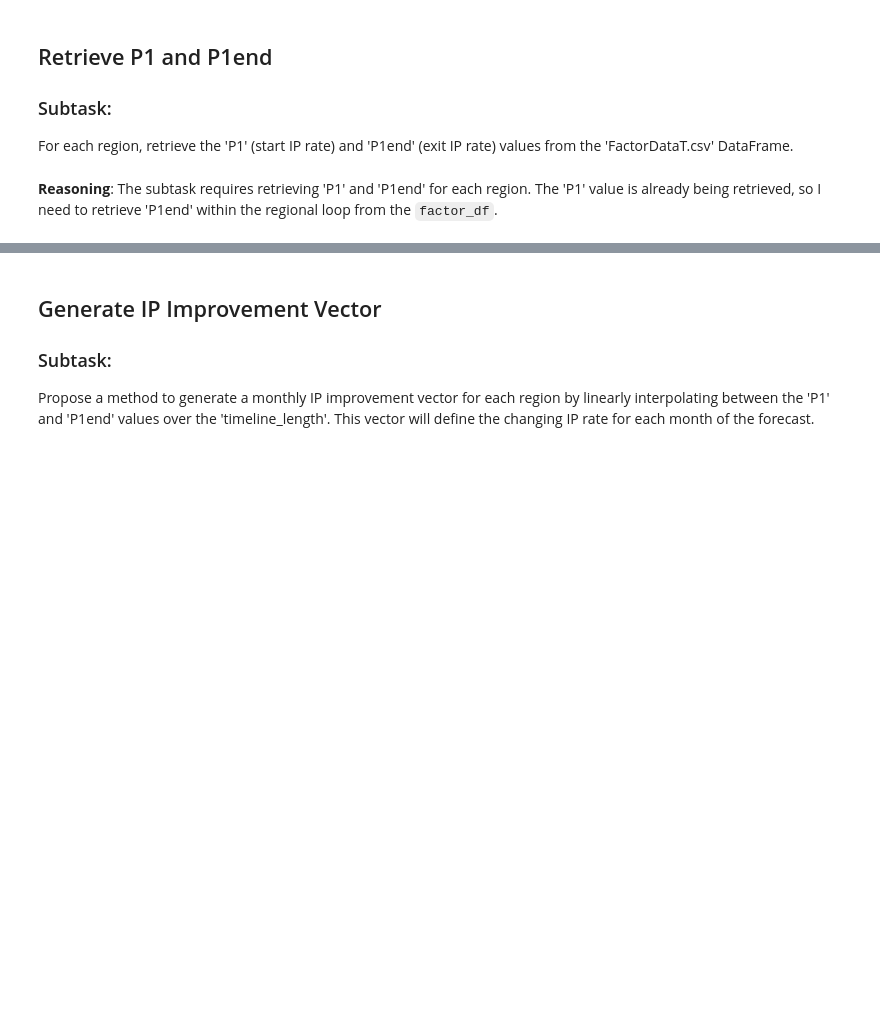
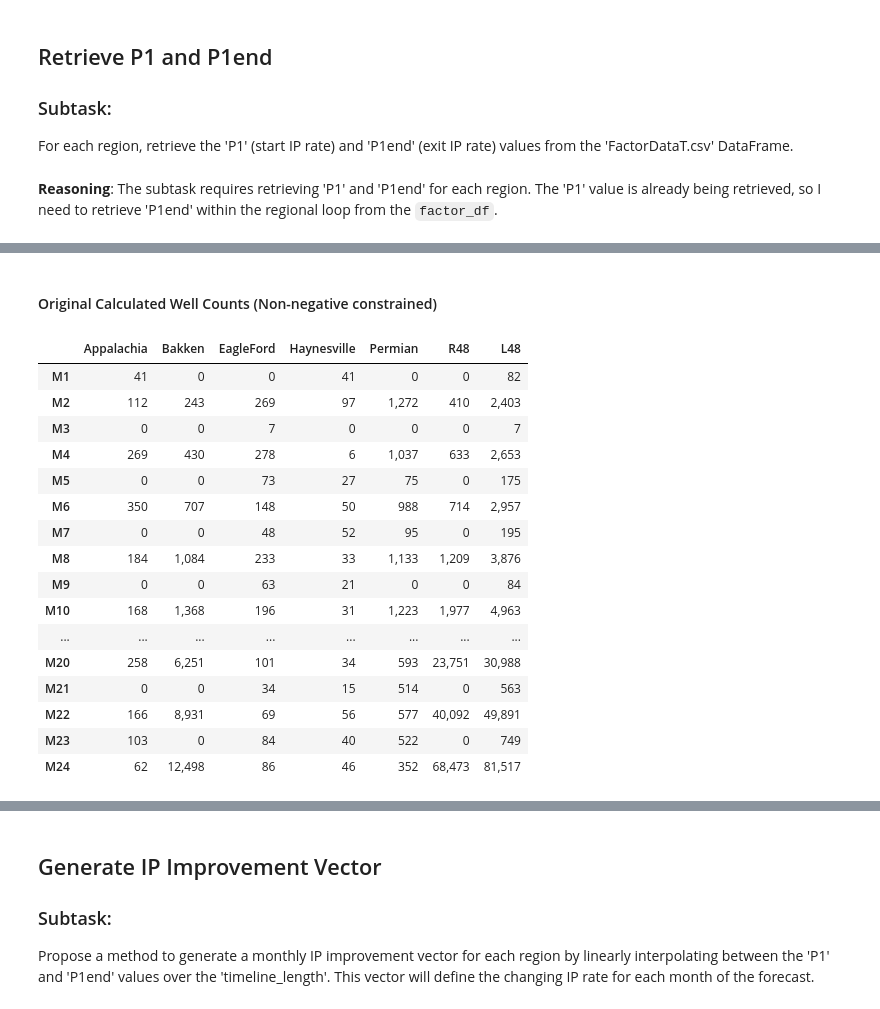
Before and after one commit to JozefSL/pyNotes, a Jupyter notebook: numpy/RegMprod_wIP_vector.ipynb, the cells around one changed output, grey strips where cells are left out. Cells and saved outputs as stored; diff of their text form; code cells hidden in the pictures; blank space fills up the shorter version.

```diff
--- a/numpy/RegMprod_wIP_vector.ipynb
+++ b/numpy/RegMprod_wIP_vector.ipynb
@@ -694,0 +952,22 @@ New Single Well Production Matrix (BOE/day):
+# %% [markdown]
+#### Original Calculated Well Counts (Non-negative constrained)
+# %%
+display(calculated_well_counts_df.style.format("{:,.0f}"))
+# %% [output]
+|  | Appalachia | Bakken | EagleFord | Haynesville | Permian | R48 | L48 |
+| M1 | 41 | 0 | 0 | 41 | 0 | 0 | 82 |
+| M2 | 112 | 243 | 269 | 97 | 1,272 | 410 | 2,403 |
+| M3 | 0 | 0 | 7 | 0 | 0 | 0 | 7 |
+| M4 | 269 | 430 | 278 | 6 | 1,037 | 633 | 2,653 |
+| M5 | 0 | 0 | 73 | 27 | 75 | 0 | 175 |
+| M6 | 350 | 707 | 148 | 50 | 988 | 714 | 2,957 |
+| M7 | 0 | 0 | 48 | 52 | 95 | 0 | 195 |
+| M8 | 184 | 1,084 | 233 | 33 | 1,133 | 1,209 | 3,876 |
+| M9 | 0 | 0 | 63 | 21 | 0 | 0 | 84 |
+| M10 | 168 | 1,368 | 196 | 31 | 1,223 | 1,977 | 4,963 |
+| ... | ... | ... | ... | ... | ... | ... | ... |
+| M20 | 258 | 6,251 | 101 | 34 | 593 | 23,751 | 30,988 |
+| M21 | 0 | 0 | 34 | 15 | 514 | 0 | 563 |
+| M22 | 166 | 8,931 | 69 | 56 | 577 | 40,092 | 49,891 |
+| M23 | 103 | 0 | 84 | 40 | 522 | 0 | 749 |
+| M24 | 62 | 12,498 | 86 | 46 | 352 | 68,473 | 81,517 |
```
Also changed, not shown: parts of 23 cells of this notebook.
